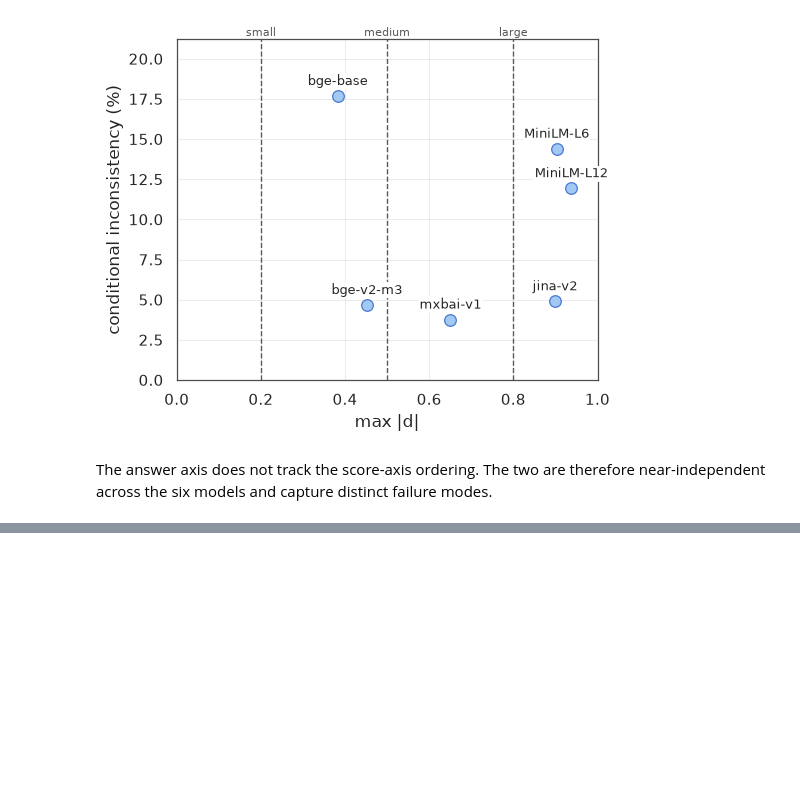
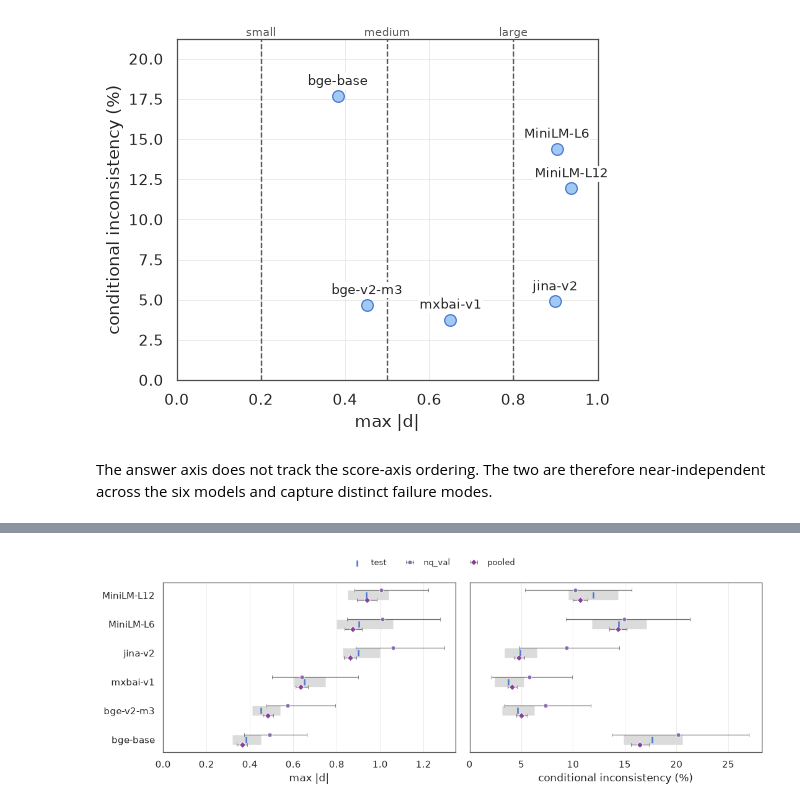
Before and after one commit to foad/format-sensitivity-reranking, a Jupyter notebook: notebooks/h1/h1_analysis.ipynb, the cells around one changed output, grey strips where cells are left out. Saved outputs shown, nothing was run; the diff lists cells and outputs as text; code cells hidden in the pictures; blank space fills up the shorter version.

```diff
--- a/notebooks/h1/h1_analysis.ipynb
+++ b/notebooks/h1/h1_analysis.ipynb
@@ -315,0 +328,14 @@ ordering is not an artefact of the test split.
+# %%
+import pandas as pd
+
+present = [s for s in RECORD_SETS if s in cross and s in within]
+comparison = pd.concat(
+    {
+        LABEL[s]: score_table(cross[s])[["max_abs_d"]].join(
+            answer_table(within[s])[["inconsistency_pct"]]
+        )
+        for s in present
+    },
+    axis=1,
+)
+comparison.round(2)
@@ -315,0 +352,70 @@ ordering is not an artefact of the test split.
+# %%
+bands = {
+    "cross": {s: score_intervals(cross[s]) for s in present},
+    "within": {s: answer_intervals(within[s]) for s in present},
+}
+order = score_table(cross[SPLIT]).sort_values("max_abs_d", ascending=False).index
+panels_spec = (
+    ("cross", "max_abs_d", "max |d|"),
+    ("within", "inconsistency_pct", "conditional inconsistency (%)"),
+)
+markers = {
+    CHECK: ("o", sns.color_palette("BuPu", 7)[4]),
+    DESCRIPTIVE: ("D", sns.color_palette("BuPu", 7)[5]),
+}
+OFFSET = 0.17
+
+fig, panels = plt.subplots(1, 2, figsize=(11, 3.6), sharey=True)
+for ax, (axis, column, label) in zip(panels, panels_spec, strict=True):
+    frames = bands[axis]
+    y = list(range(len(order)))
+    base = frames[SPLIT].loc[order]
+    ax.hlines(y, base["low"], base["high"], color=BAND, lw=11, zorder=1)
+    ax.scatter(
+        base[column],
+        y,
+        s=46,
+        marker="|",
+        color=BAR_EDGE,
+        linewidth=1.8,
+        zorder=4,
+        label=LABEL[SPLIT],
+    )
+    for step, (record_set, (marker, colour)) in enumerate(markers.items()):
+        if record_set not in frames:
+            continue
+        row = frames[record_set].loc[order]
+        shifted = [value + (step - 0.5) * 2 * OFFSET for value in y]
+        ax.errorbar(
+            row[column],
+            shifted,
+            xerr=[row[column] - row["low"], row["high"] - row[column]],
+            fmt=marker,
+            markersize=5,
+            color=colour,
+            markeredgecolor="white",
+            markeredgewidth=0.6,
+            ecolor=ERROR,
+            elinewidth=0.9,
+            capsize=2,
+            zorder=3,
+            label=LABEL[record_set],
+        )
+    ax.set_yticks(y)
+    ax.set_yticklabels(order)
+    ax.set_xlabel(label)
+    ax.set_xlim(0, None)
+    ax.grid(axis="y", visible=False)
+panels[0].invert_yaxis()
+fig.legend(
+    *panels[0].get_legend_handles_labels(),
+    loc="upper center",
+    bbox_to_anchor=(0.5, 1.09),
+    ncol=3,
+    frameon=False,
+    fontsize=9,
+)
+save(fig, "robustness_checks")
+None
+# %% [output]
+[figure, added]
```
Also changed, not shown: parts of 7 cells of this notebook, 13 other files.
